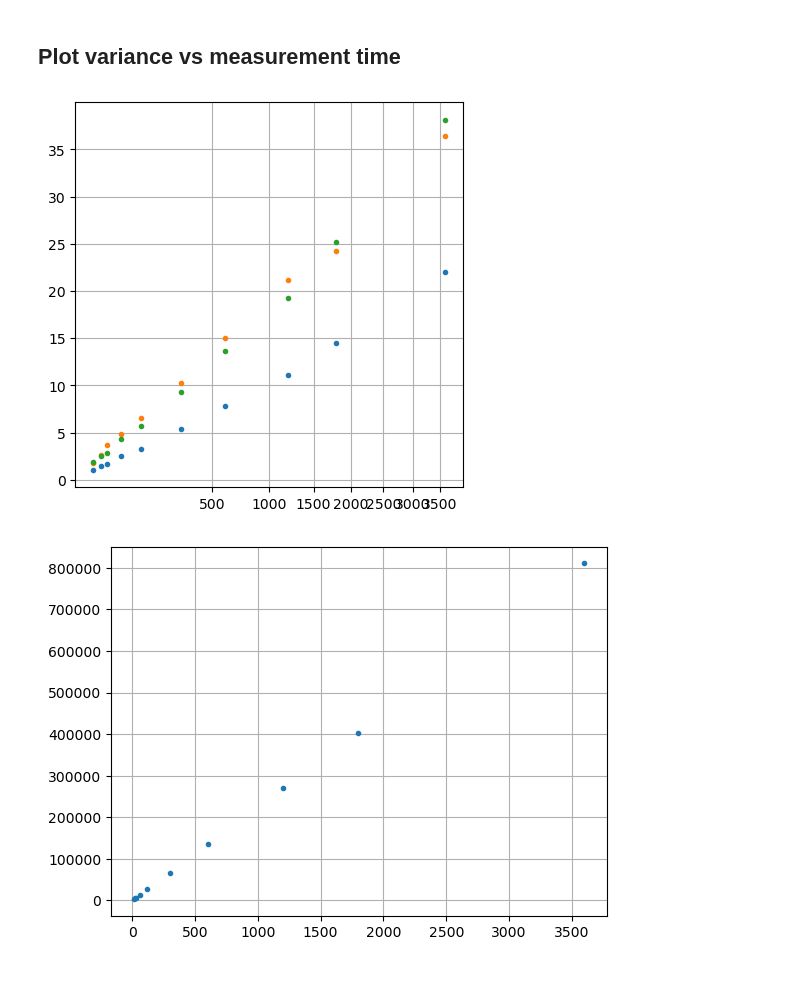
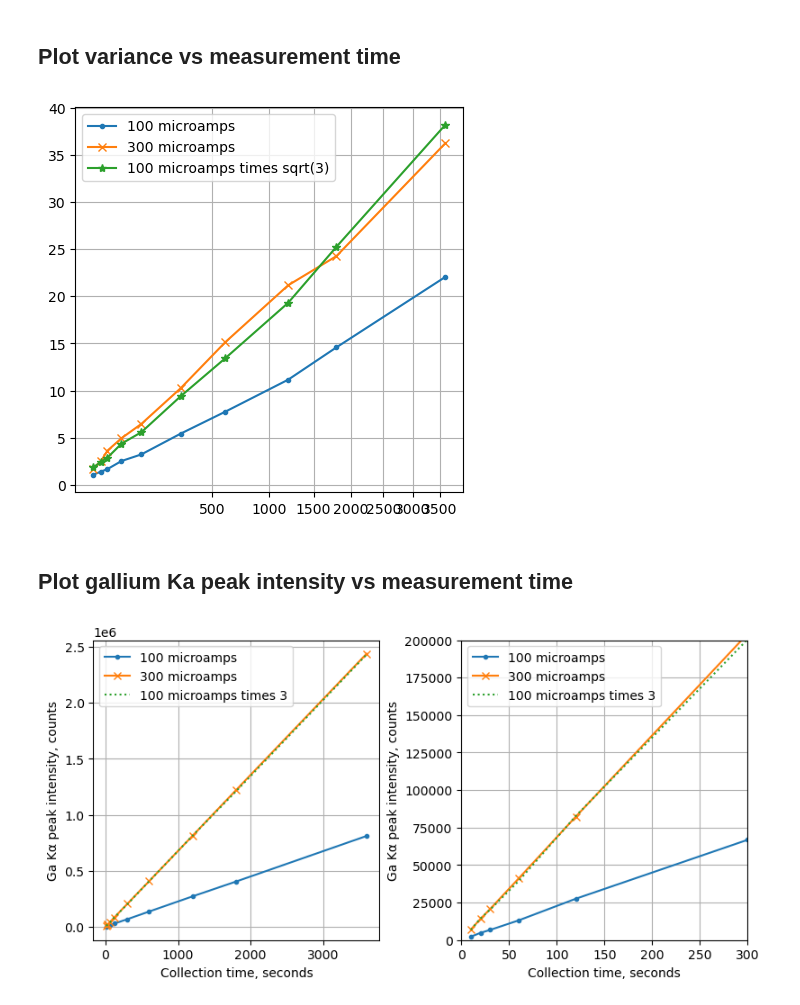
Before and after one commit to ELFREELAND/xrf-thickness-studies, a Jupyter notebook: scan time studies/scan_time_studies.ipynb, the cells around one changed output. Drawn from its saved outputs; the diff is of its cells as text; code cells hidden in the pictures; blank space fills up the shorter version.

```diff
--- a/scan time studies/scan_time_studies.ipynb
+++ b/scan time studies/scan_time_studies.ipynb
@@ -95,14 +99,2 @@ plt.show()
 # %% [markdown]
 ## Histograms
-# %%
-f, axs = plt.subplots(nrows=5, ncols=2, figsize=(10, 25))
-
-axs = axs.reshape(10)
-
-#consider customizing the bins
-for i in range(0, axs.size):
-    #round to nearest int
-    axs[i].hist(np.rint(dat[keys[i]][1][510-fc:597-fc] - dat[keys[i]][3][510-fc:597-fc]))
-    axs[i].set_title(str(keys[i]))
-
-plt.show()
@@ -113,7 +117,7 @@ plt.show()
 # %%
 def probPlot(ax, dat, title):
 
-    osm, osr = stats.probplot(dat, (np.average(dat)), dist=stats.poisson, fit=False)
+    osm, osr = stats.probplot(dat, (np.std(dat)**2), dist=stats.poisson, fit=False)
     ax.plot(osm, osr, ".") #plot data
     #ax.plot(osm, osm, "-") #plot line y=x
     ax.grid(True)
@@ -122,7 +126,7 @@ def probPlot(ax, dat, title):
     ax.set_xlabel("Ordered statistical medians")
     ax.set_ylabel("Ordered data")
 
-f, axs = plt.subplots(nrows=5, ncols=2, figsize=(10, 25))
+f, axs = plt.subplots(nrows=5, ncols=2, figsize=(7, 15), layout="constrained")
 
 axs = axs.reshape(10)
 
@@ -135,5 +141,5 @@ plt.show()
 # %%
-f, axs = plt.subplots(nrows=5, ncols=2, figsize=(10, 25))
+f, axs = plt.subplots(nrows=5, ncols=2, figsize=(7, 15), layout="constrained")
 
 axs = axs.reshape(10)
 
@@ -158,37 +164,34 @@ for i in keys:
 stds_100 = np.array(stds_100)
 stds_300 = np.array(stds_300)
 
-ax.plot(keys, stds_100, ".")
-ax.plot(keys, stds_300, ".")
-ax.plot(keys, stds_100*np.sqrt(3), ".")
+ax.plot(keys, stds_100, ".-", label="100 microamps")
+ax.plot(keys, stds_300, "x-", label="300 microamps")
+ax.plot(keys, stds_100*np.sqrt(3), "*-", label="100 microamps times sqrt(3)")
 
+ax.legend()
 ax.set_xscale("function", functions=(np.sqrt, lambda x: x*x))
 
 ax.grid(True)
 
 plt.show()
 # %% [output]
-[figure, old version]
+[figure, new version]
+# %% [markdown]
+## Plot gallium Ka peak intensity vs measurement time
 # %%
-#these are copy-pasted from .fit files - consider figuring out how to read them automatically
+f, axs = plt.subplots(nrows=1, ncols=2, figsize=(8,4), layout="constrained")
 
-ga_ka = {10: 2291.2413171903063,
-         20: 4798.695341891384,
-         30: 6737.563160061609,
-         60: 13120.934241957195,
-         120: 27574.418343662936,
-         300: 66837.54162943692,
-         600: 135227.02040012737,
-         1200: 270888.939800537,
-         1800: 403363.8811631524,
-         3600: 810327.90915387}
+for ax in axs:
+    ax.plot(keys, [dat_100[i][5] for i in keys], ".-", label="100 microamps")
+    ax.plot(keys, [dat_300[i][5] for i in keys], "x-", label="300 microamps")
+    ax.plot(keys, [dat_100[i][5]*3 for i in keys], ":", label="100 microamps times 3")
+    ax.grid(True)
+    ax.set_xlabel("Collection time, seconds")
+    ax.set_ylabel("Ga K\u03b1 peak intensity, counts")
+    ax.legend()
 
-f, ax = plt.subplots()
-
-ax.plot(list(ga_ka), [ga_ka[i] for i in list(ga_ka)], ".")
-
-ax.grid(True)
+axs[1].axis([0, 300, 0, 200000])
 
 plt.show()
 # %% [output]
-[figure, old version]
+[figure, new version]
```
Also changed, not shown: parts of 15 cells of this notebook.
